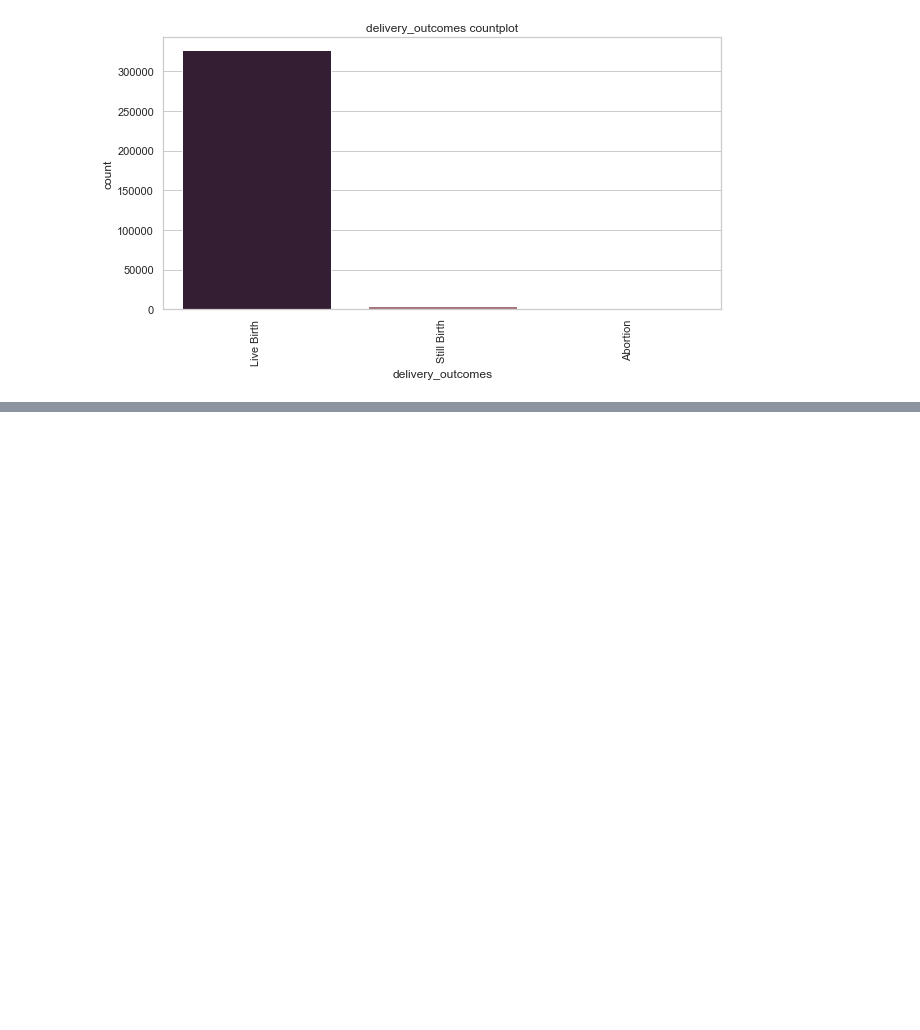
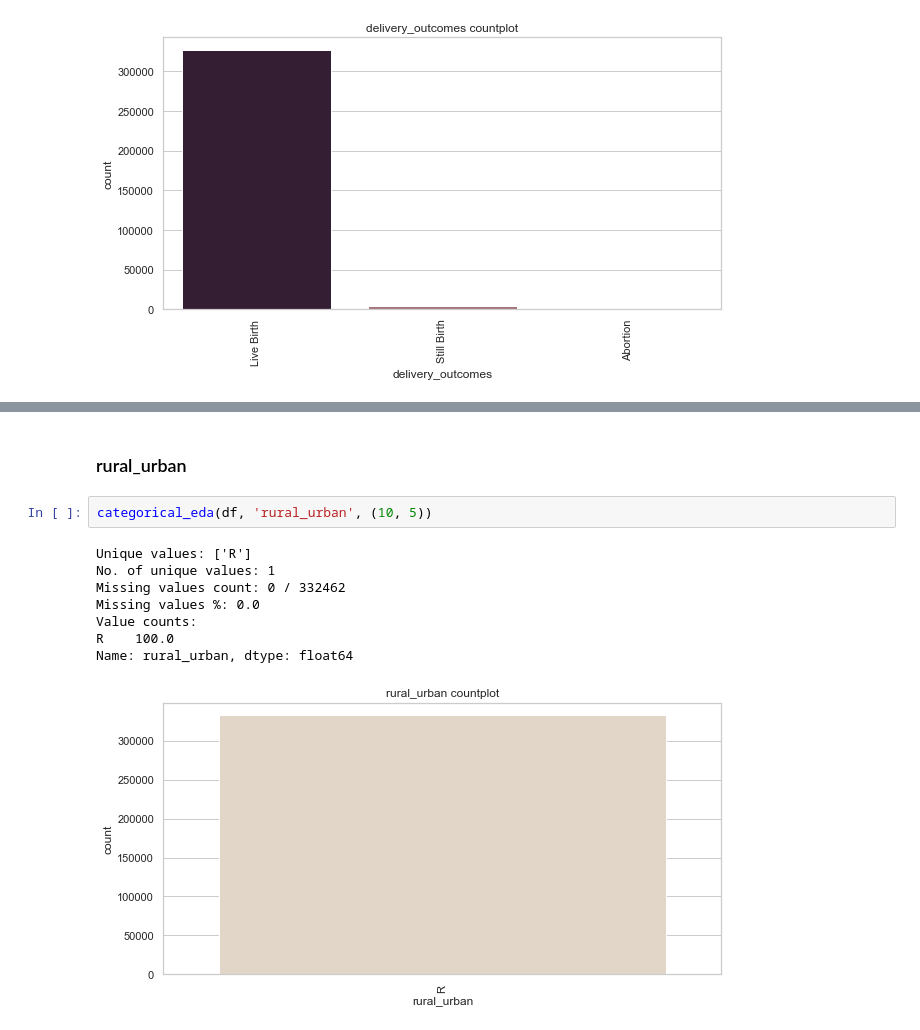
Before and after one commit to Gokul-S-Kumar/child_health_casestudy, a Jupyter notebook: notebooks/0.3-gokul-EDA_delivery.ipynb, the cells around one changed output, grey strips where cells are left out. Drawn from its saved outputs; the diff is of its cells as text; blank space fills up the shorter version.

```diff
--- a/notebooks/0.3-gokul-EDA_delivery.ipynb
+++ b/notebooks/0.3-gokul-EDA_delivery.ipynb
@@ -428,0 +590,13 @@ Name: delivery_outcomes, dtype: float64
+# %% [markdown]
+### rural_urban
+# %%
+categorical_eda(df, 'rural_urban', (10, 5))
+# %% [output]
+Unique values: ['R']
+No. of unique values: 1
+Missing values count: 0 / 332462
+Missing values %: 0.0
+Value counts:
+R    100.0
+Name: rural_urban, dtype: float64
+[figure, added]
```
Also changed, not shown: parts of 32 cells of this notebook, 14 other files.
